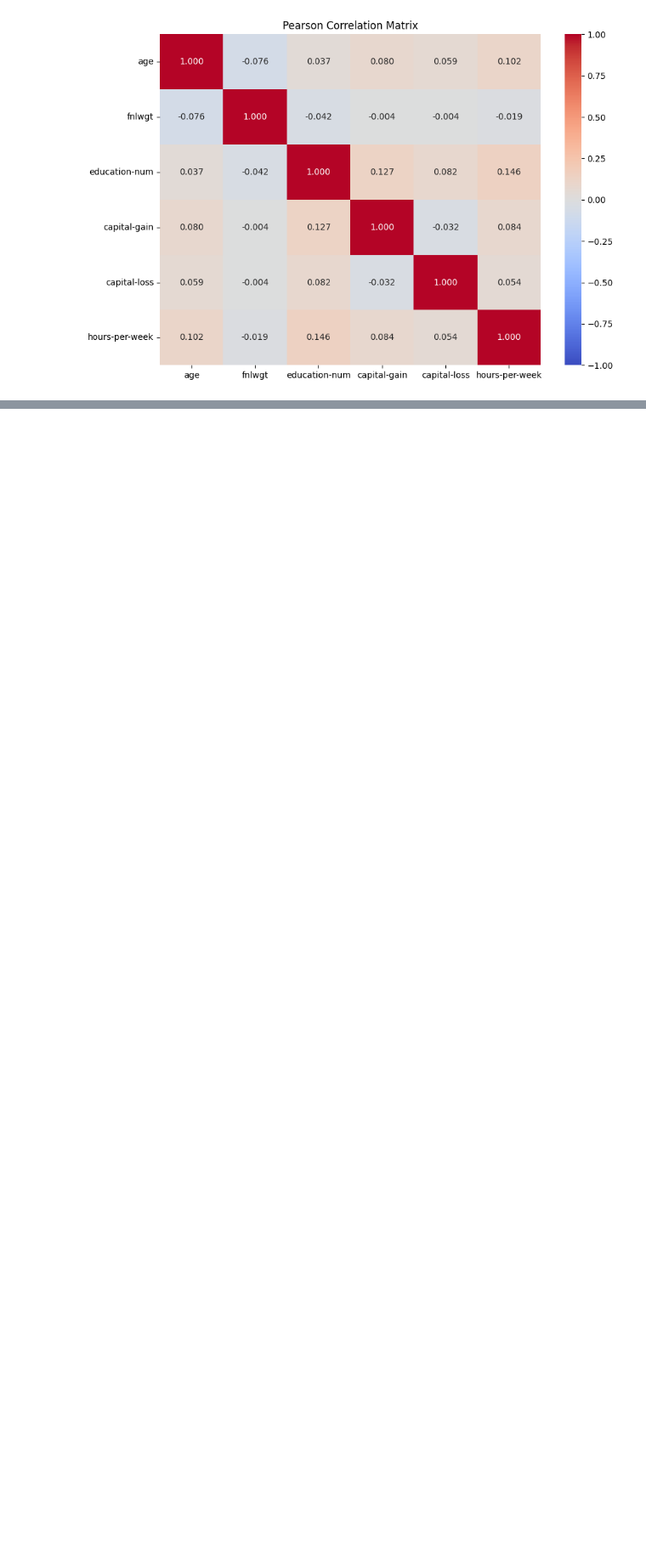
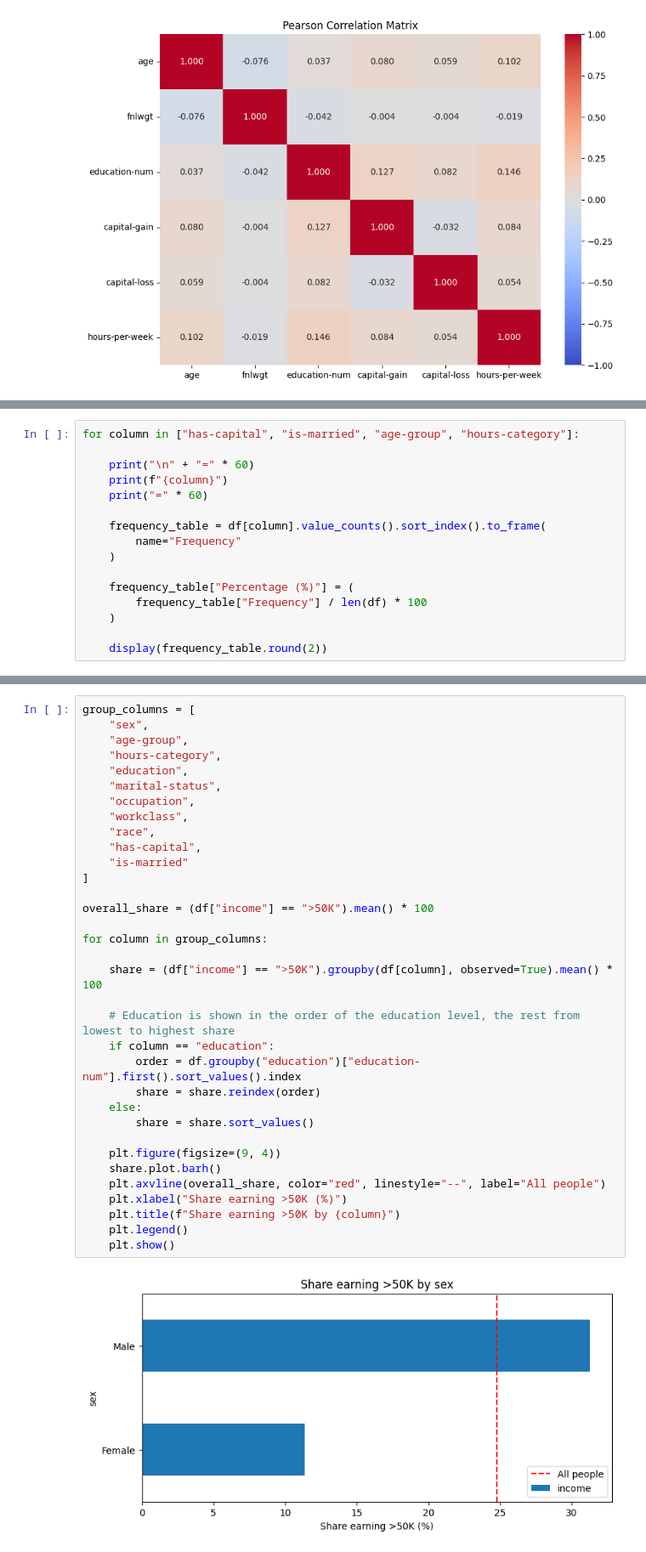
Before and after one commit to marizxv/t4e_DataScience_school, a Jupyter notebook: scripts/Descriptive_statistics.ipynb, the cells around one changed output, grey strips where cells are left out. Shown at 85% size. Cells and saved outputs as stored; diff of their text form; blank space fills up the shorter version.

```diff
--- a/scripts/Descriptive_statistics.ipynb
+++ b/scripts/Descriptive_statistics.ipynb
@@ -923,0 +1070,16 @@ plt.show()
+# %%
+for column in ["has-capital", "is-married", "age-group", "hours-category"]:
+
+    print("\n" + "=" * 60)
+    print(f"{column}")
+    print("=" * 60)
+
+    frequency_table = df[column].value_counts().sort_index().to_frame(
+        name="Frequency"
+    )
+
+    frequency_table["Percentage (%)"] = (
+        frequency_table["Frequency"] / len(df) * 100
+    )
+
+    display(frequency_table.round(2))
@@ -980,0 +1235,36 @@ Share earning >50K: 0.248
+# %%
+group_columns = [
+    "sex",
+    "age-group",
+    "hours-category",
+    "education",
+    "marital-status",
+    "occupation",
+    "workclass",
+    "race",
+    "has-capital",
+    "is-married"
+]
+
+overall_share = (df["income"] == ">50K").mean() * 100
+
+for column in group_columns:
+
+    share = (df["income"] == ">50K").groupby(df[column], observed=True).mean() * 100
+
+    # Education is shown in the order of the education level, the rest from lowest to highest share
+    if column == "education":
+        order = df.groupby("education")["education-num"].first().sort_values().index
+        share = share.reindex(order)
+    else:
+        share = share.sort_values()
+
+    plt.figure(figsize=(9, 4))
+    share.plot.barh()
+    plt.axvline(overall_share, color="red", linestyle="--", label="All people")
+    plt.xlabel("Share earning >50K (%)")
+    plt.title(f"Share earning >50K by {column}")
+    plt.legend()
+    plt.show()
+# %% [output]
+[figure, added]
```
Also changed, not shown: parts of 27 cells of this notebook, 4 other files.
